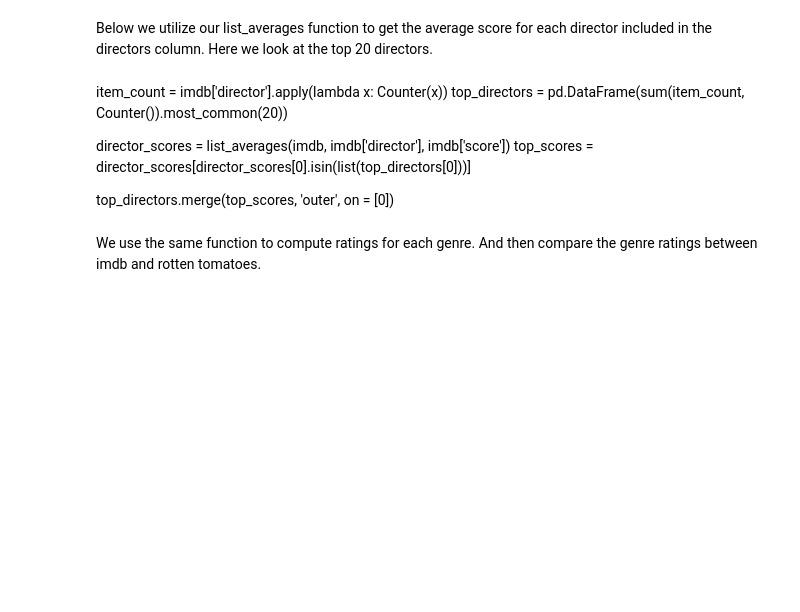
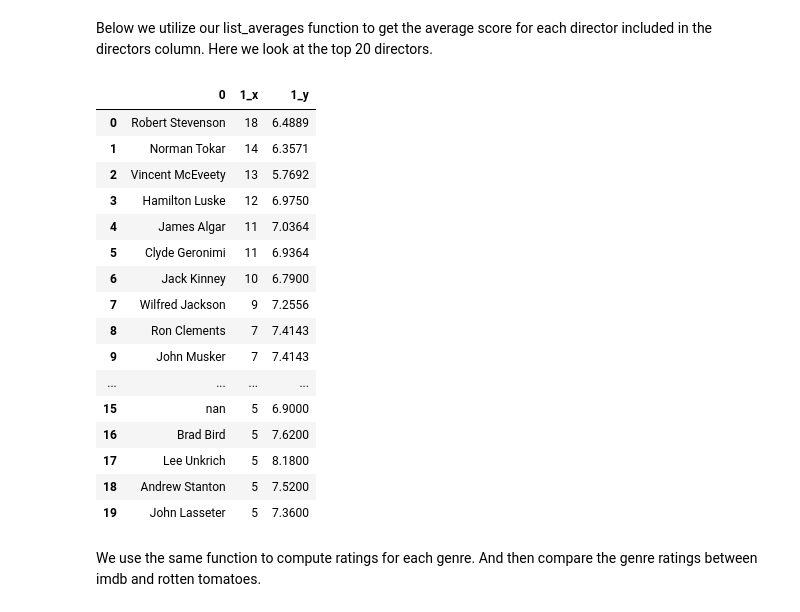
Before and after one commit to oliviahanks/Movies, a Jupyter notebook: disney_movie_analysis/analysis.ipynb, the cells around one changed output. Saved outputs shown, nothing was run; the diff lists cells and outputs as text; code cells hidden in the pictures; blank space fills up the shorter version.

```diff
--- a/disney_movie_analysis/analysis.ipynb
+++ b/disney_movie_analysis/analysis.ipynb
@@ -82,14 +81,32 @@ merged.to_csv('disney_movie_analysis/data/merged.csv', index = False)
 # %% [markdown]
 Below we utilize our list_averages function to get the average score for each director included in the directors column. Here we look at the top 20 directors.
-# %% [markdown]
-item_count = imdb['director'].apply(lambda x: Counter(x))
-top_directors = pd.DataFrame(sum(item_count, Counter()).most_common(20))
-
-
-director_scores = list_averages(imdb, imdb['director'], imdb['score'])
-top_scores = director_scores[director_scores[0].isin(list(top_directors[0]))]
-
-top_directors.merge(top_scores, 'outer', on = [0])
+# %%
+item_count = imdb['director'].apply(lambda x: Counter(x))
+top_directors = pd.DataFrame(sum(item_count, Counter()).most_common(20))
+
+
+director_scores = list_averages(imdb, imdb['director'], imdb['score'])
+top_scores = director_scores[director_scores[0].isin(list(top_directors[0]))]
+
+top_directors.merge(top_scores, 'outer', on = [0])
+# %% [output]
+|  | 0 | 1_x | 1_y |
+| 0 | Robert Stevenson | 18 | 6.4889 |
+| 1 | Norman Tokar | 14 | 6.3571 |
+| 2 | Vincent McEveety | 13 | 5.7692 |
+| 3 | Hamilton Luske | 12 | 6.9750 |
+| 4 | James Algar | 11 | 7.0364 |
+| 5 | Clyde Geronimi | 11 | 6.9364 |
+| 6 | Jack Kinney | 10 | 6.7900 |
+| 7 | Wilfred Jackson | 9 | 7.2556 |
+| 8 | Ron Clements | 7 | 7.4143 |
+| 9 | John Musker | 7 | 7.4143 |
+| ... | ... | ... | ... |
+| 15 | nan | 5 | 6.9000 |
+| 16 | Brad Bird | 5 | 7.6200 |
+| 17 | Lee Unkrich | 5 | 8.1800 |
+| 18 | Andrew Stanton | 5 | 7.5200 |
+| 19 | John Lasseter | 5 | 7.3600 |
 # %% [markdown]
 We use the same function to compute ratings for each genre. And then compare the genre ratings between imdb and rotten tomatoes.
 # %%
```
Also changed, not shown: parts of 16 cells of this notebook, 4 other files.
